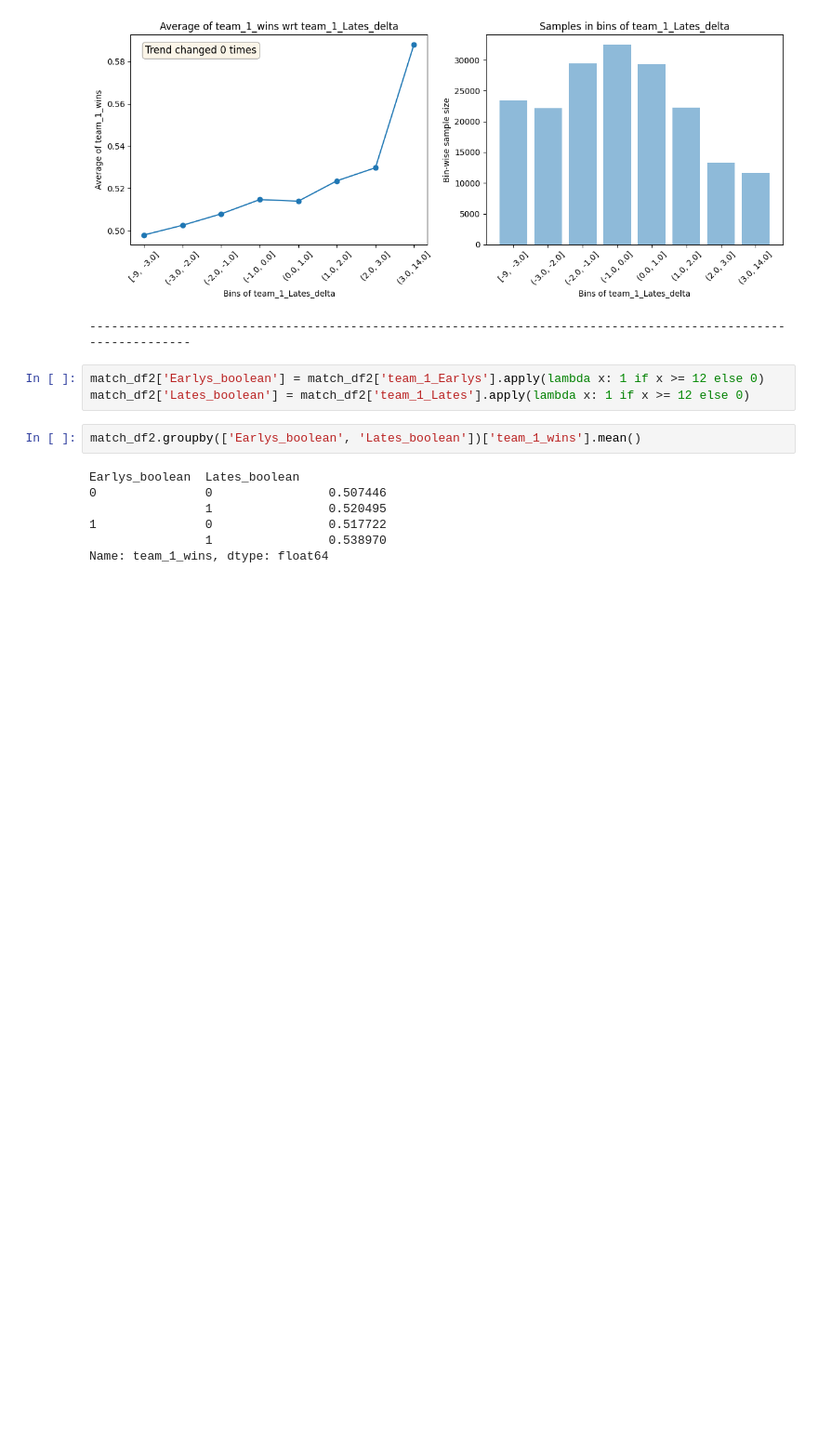
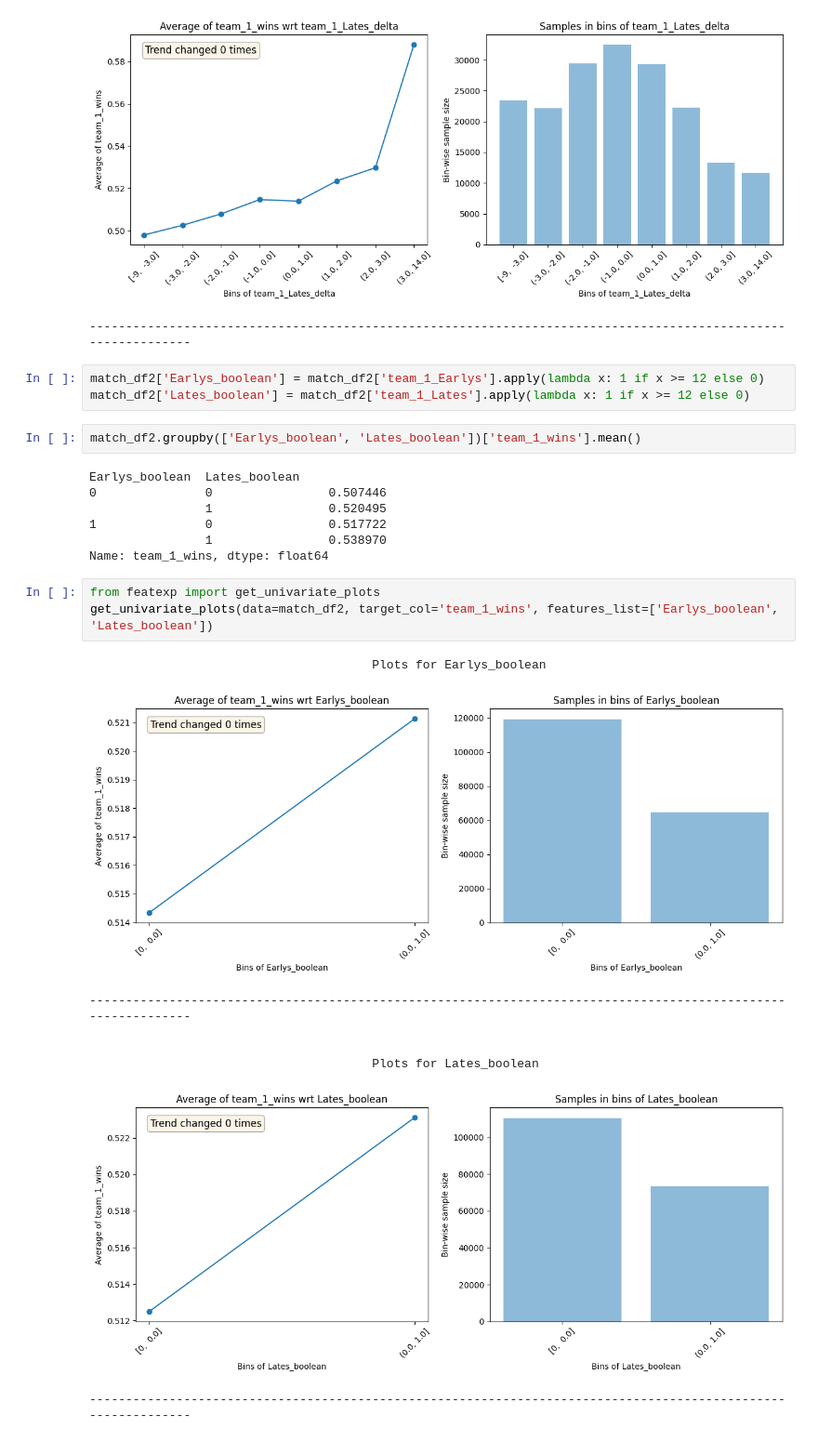
Before and after one commit to Peter-32/teamcompskaggle, a Jupyter notebook: new_dataset_used_main/Untitled.ipynb, the cells around one changed output. Shown at 93% size. Drawn from its saved outputs; the diff is of its cells as text; blank space fills up the shorter version.

```diff
--- a/new_dataset_used_main/Untitled.ipynb
+++ b/new_dataset_used_main/Untitled.ipynb
@@ -338,3 +340,15 @@ Earlys_boolean  Lates_boolean
 1               0                0.517722
                 1                0.538970
 Name: team_1_wins, dtype: float64
+# %%
+from featexp import get_univariate_plots
+get_univariate_plots(data=match_df2, target_col='team_1_wins', features_list=['Earlys_boolean', 'Lates_boolean'])
+# %% [output]
+                                       Plots for Earlys_boolean
+[figure, added]
+--------------------------------------------------------------------------------------------------------------
+
+
+                                       Plots for Lates_boolean
+[figure, added]
+--------------------------------------------------------------------------------------------------------------
```
Also changed, not shown: parts of 3 cells of this notebook, 1 other file.
